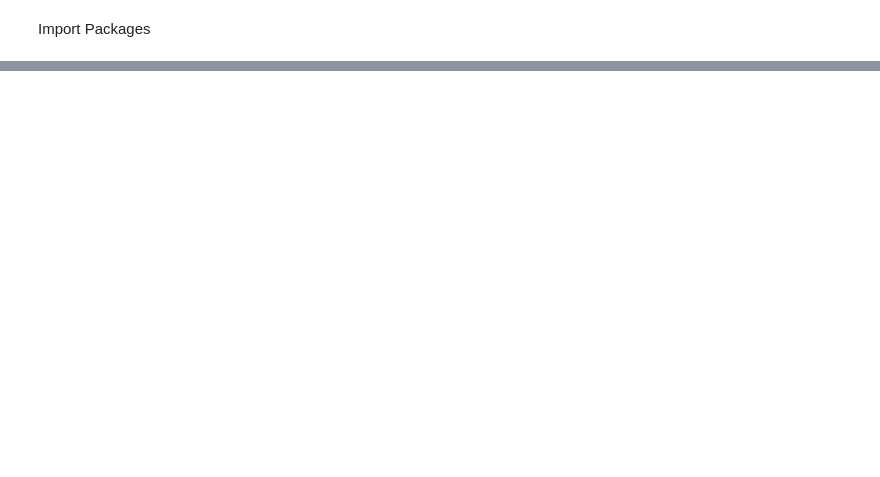
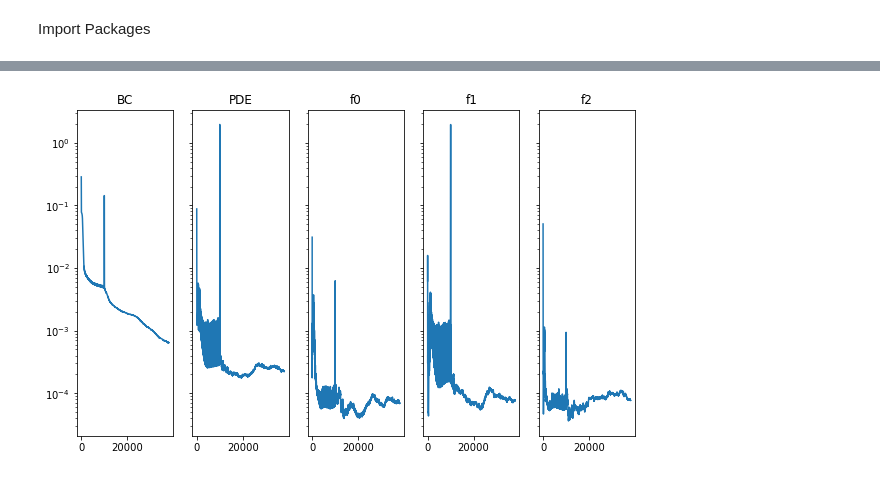
Before and after one commit to cfos3120/PINN, a Jupyter notebook: example.ipynb, the cells around one changed output, grey strips where cells are left out. Saved outputs shown, nothing was run; the diff lists cells and outputs as text; code cells hidden in the pictures; blank space fills up the shorter version.

```diff
--- a/example.ipynb
+++ b/example.ipynb
@@ -56,0 +16,18 @@ from models.gnot_custom import *
+# %%
+model_checkpoint = r"Z:\PRJ-MLFluids\model_weights.pt"
+losses_path = r"Z:\PRJ-MLFluids\training_losses.npy"
+from basic_trainer import PINN_cavity, eval_model
+# %%
+losses = np.load(losses_path, allow_pickle=True).item()
+
+def plotLoss(losses_dict, path, info=["BC", "PDE", "f0", "f1", "f2"]):
+    fig, axes = plt.subplots(1, 5, sharex=True, sharey=True, figsize=(10, 6))
+    axes[0].set_yscale("log")
+    for i, j in zip(range(5), info):
+        axes[i].plot(losses_dict[j.lower()])
+        axes[i].set_title(j)
+    plt.show()
+
+plotLoss(losses, "./Navier-Stokes/loss_curve.png")
+# %% [output]
+[figure, added]
```
Also changed, not shown: parts of 11 cells of this notebook, 4 other files.
